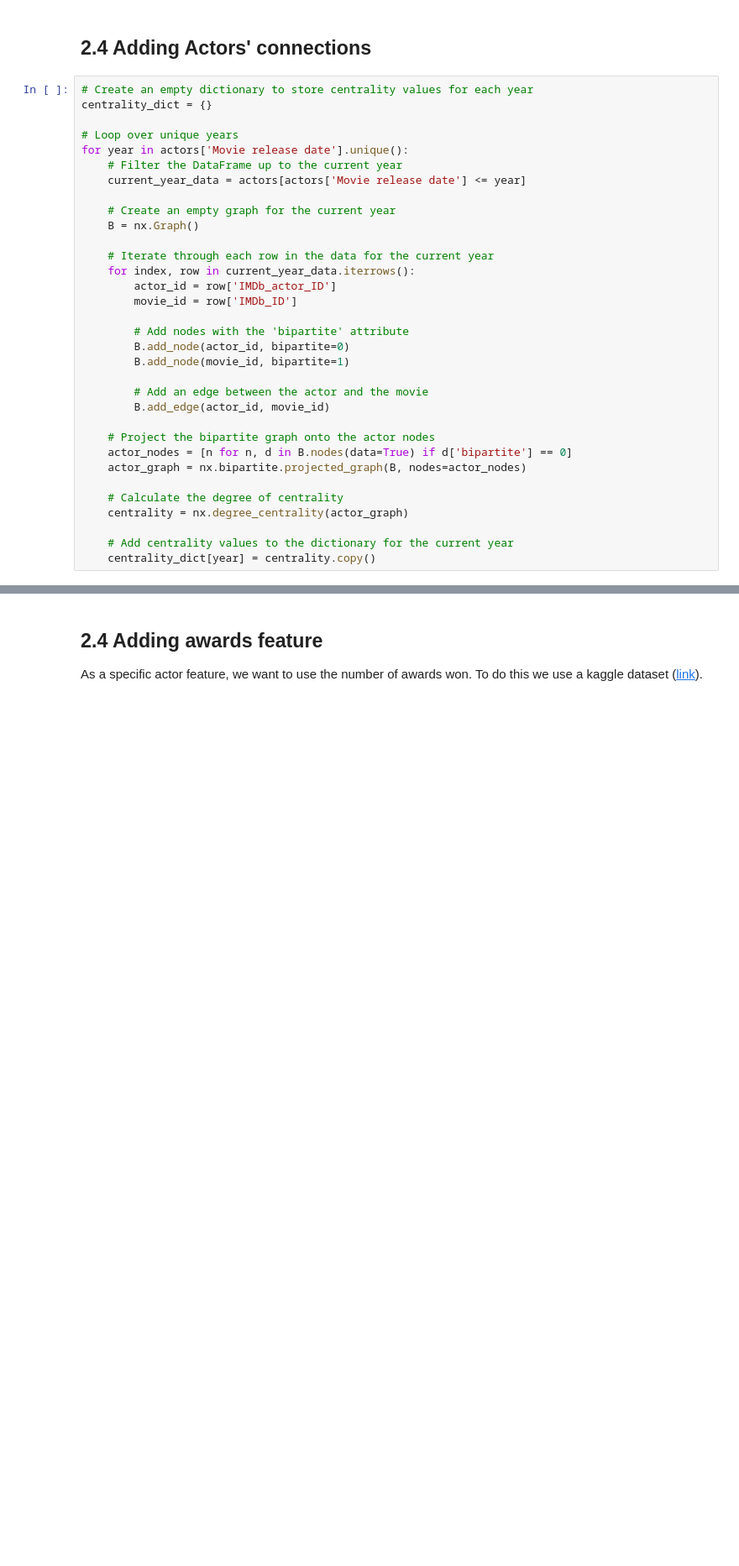
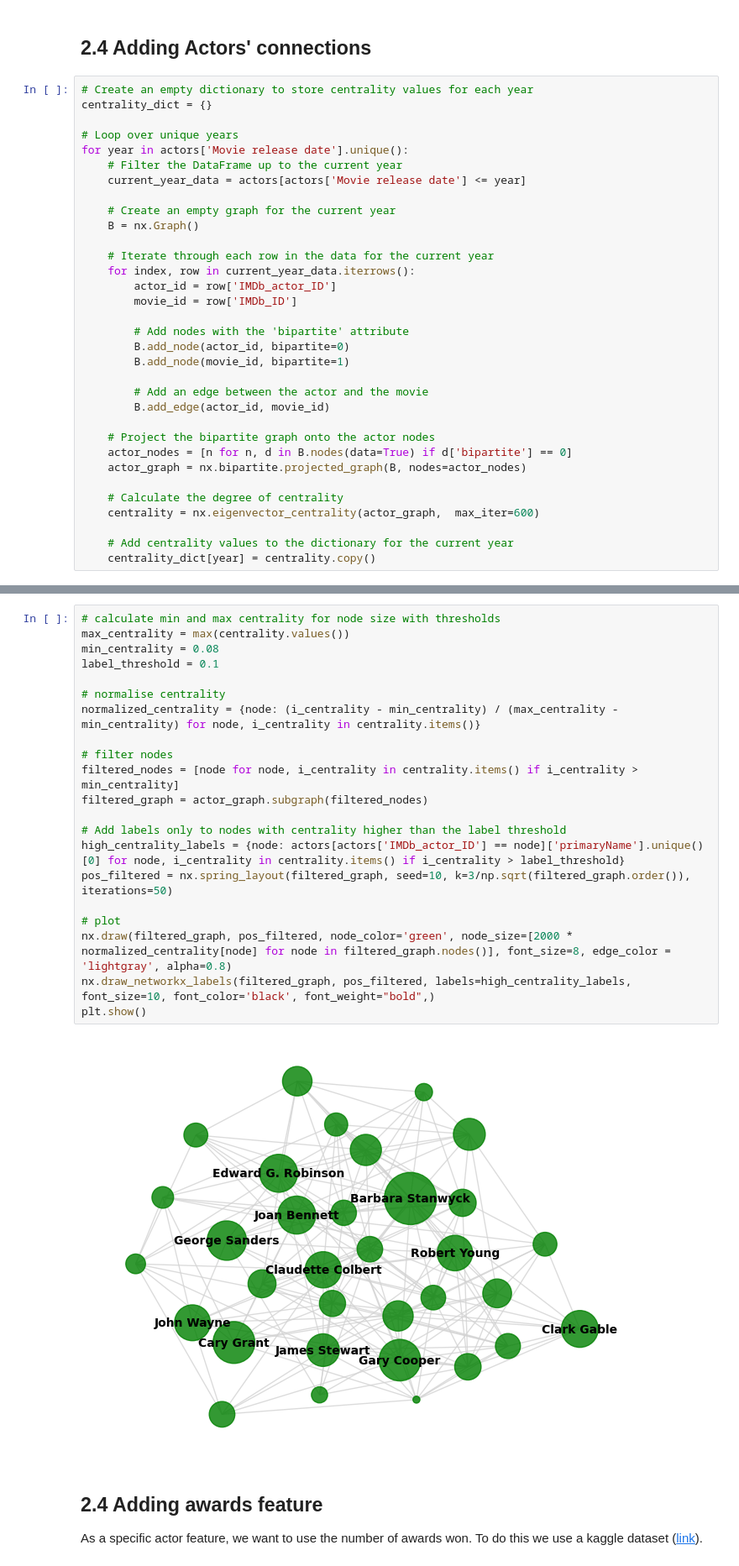
Before and after one commit to epfl-ada/ada-2023-project-dromadaire, a Jupyter notebook: P3_final.ipynb, the cells around one changed output, grey strips where cells are left out. Shown at 84% size. Saved outputs shown, nothing was run; the diff lists cells and outputs as text; blank space fills up the shorter version.

Commit message:
added centrality graph

```diff
--- a/P3_final.ipynb
+++ b/P3_final.ipynb
@@ -362,7 +362,7 @@ for year in actors['Movie release date'].unique():
     actor_graph = nx.bipartite.projected_graph(B, nodes=actor_nodes)
 
     # Calculate the degree of centrality
-    centrality = nx.degree_centrality(actor_graph)
+    centrality = nx.eigenvector_centrality(actor_graph,  max_iter=600)
 
     # Add centrality values to the dictionary for the current year
     centrality_dict[year] = centrality.copy()
@@ -375,4 +374,27 @@ centrality_df = centrality_df.rename(columns={"level_0": "IMDb_actor_ID", "level
 actors = pd.merge(actors,centrality_df, on=["IMDb_actor_ID","Movie release date"], how = "inner")
+# %%
+# calculate min and max centrality for node size with thresholds
+max_centrality = max(centrality.values())
+min_centrality = 0.08
+label_threshold = 0.1
+
+# normalise centrality
+normalized_centrality = {node: (i_centrality - min_centrality) / (max_centrality - min_centrality) for node, i_centrality in centrality.items()}
+
+# filter nodes
+filtered_nodes = [node for node, i_centrality in centrality.items() if i_centrality > min_centrality]
+filtered_graph = actor_graph.subgraph(filtered_nodes)
+
+# Add labels only to nodes with centrality higher than the label threshold
+high_centrality_labels = {node: actors[actors['IMDb_actor_ID'] == node]['primaryName'].unique()[0] for node, i_centrality in centrality.items() if i_centrality > label_threshold}
+pos_filtered = nx.spring_layout(filtered_graph, seed=10, k=3/np.sqrt(filtered_graph.order()), iterations=50)
+
+# plot
+nx.draw(filtered_graph, pos_filtered, node_color='green', node_size=[2000 * normalized_centrality[node] for node in filtered_graph.nodes()], font_size=8, edge_color = 'lightgray', alpha=0.8)
+nx.draw_networkx_labels(filtered_graph, pos_filtered, labels=high_centrality_labels, font_size=10, font_color='black', font_weight="bold",)
+plt.show()
+# %% [output]
+[figure, added]
 # %% [markdown]
 ## 2.4 Adding awards feature
 
```
Also changed, not shown: parts of 6 cells of this notebook.
